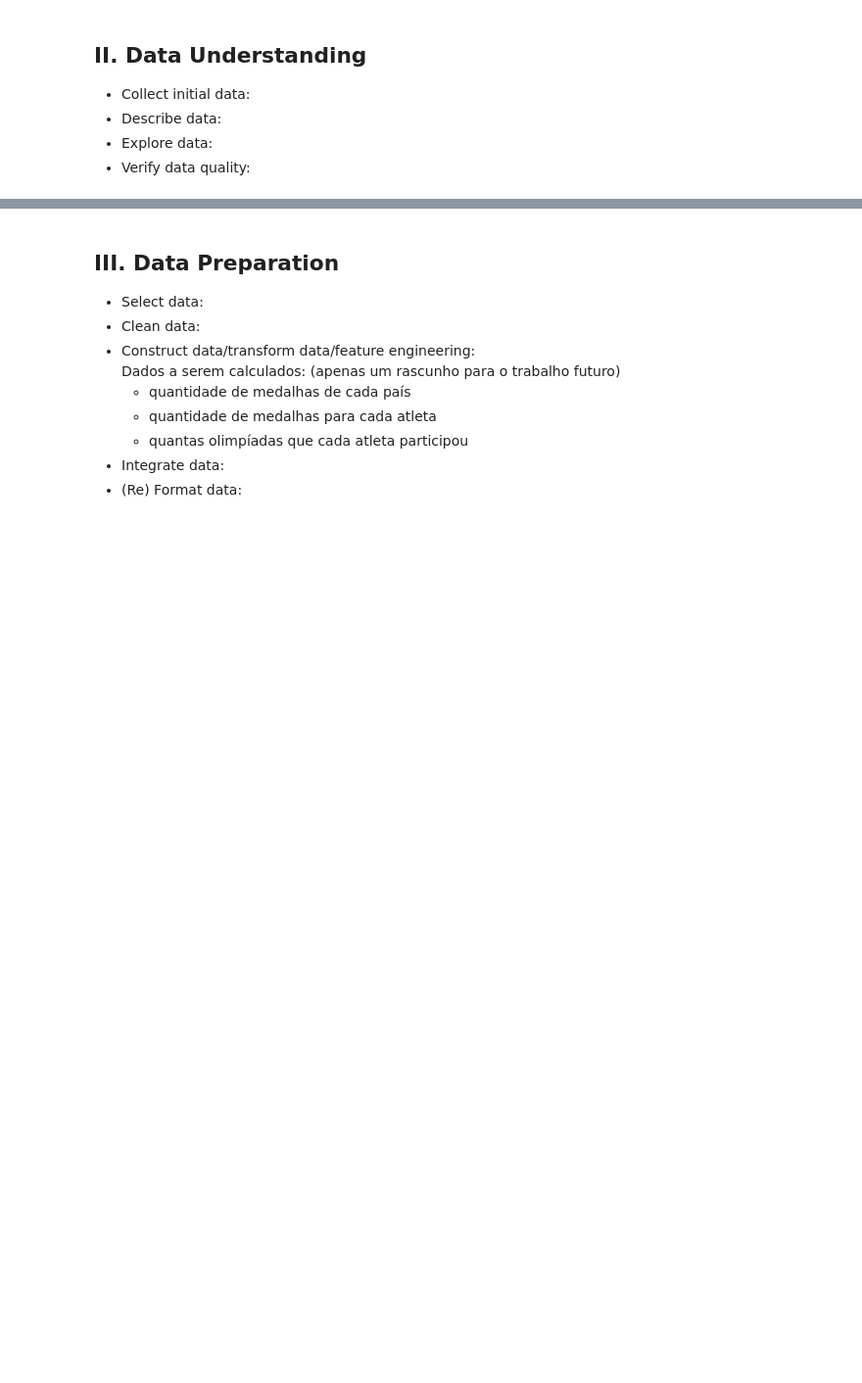
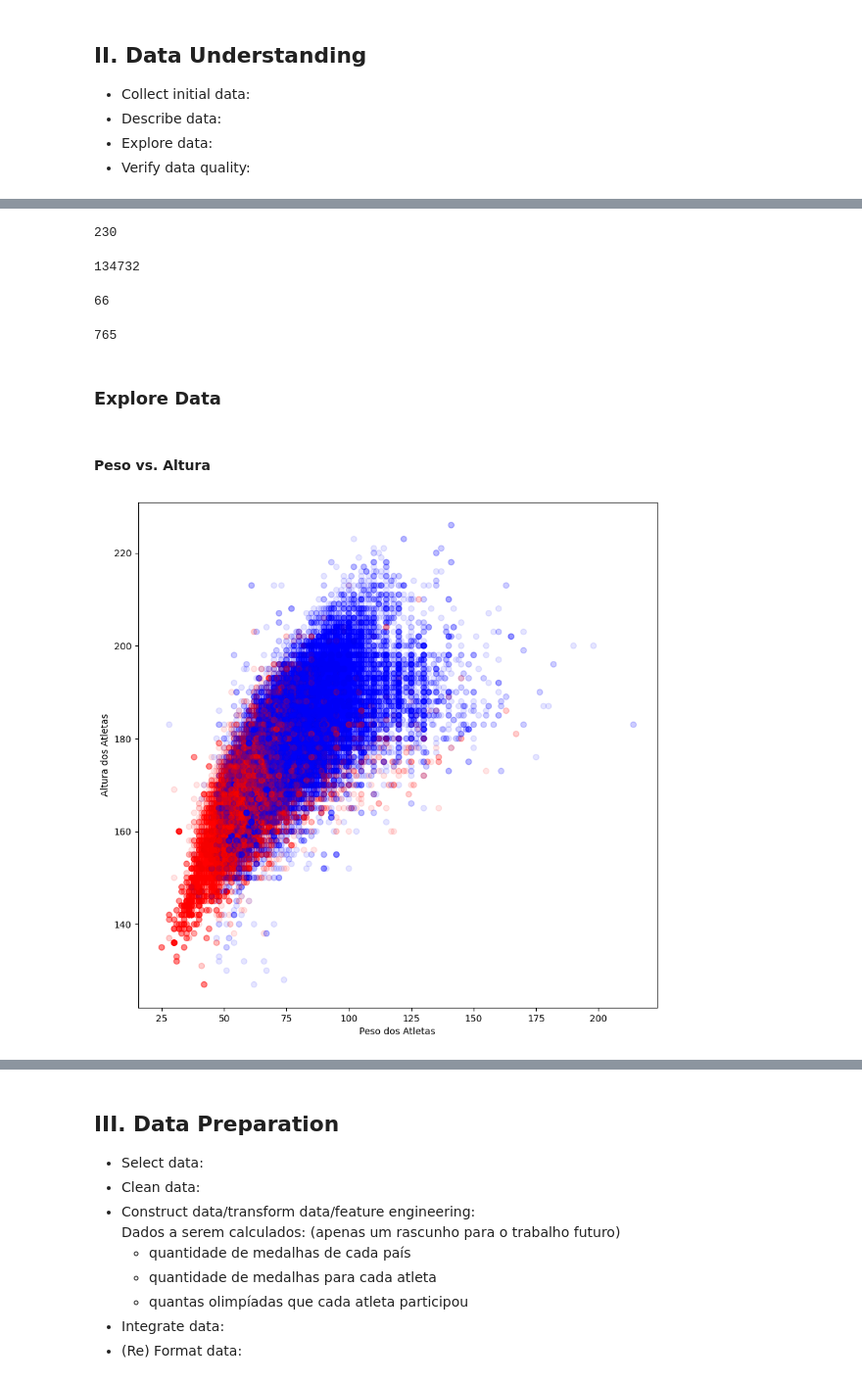
Before and after one commit to maisafraiz/projeto-amd, a Jupyter notebook: project.ipynb, the cells around one changed output, grey strips where cells are left out. Shown at 98% size. Drawn from its saved outputs; the diff is of its cells as text; code cells hidden in the pictures; blank space fills up the shorter version.

```diff
--- a/project.ipynb
+++ b/project.ipynb
@@ -34,0 +39,2 @@ Coletar dados sobre os atletas e confederações, dentre os dados que pretendemo
+# %%
+df = pd.read_csv('data/athlete_events.csv')
@@ -34,0 +96,22 @@ Coletar dados sobre os atletas e confederações, dentre os dados que pretendemo
+# %%
+# Quantidade de NOC's (NaN incluso)
+len(df['NOC'].unique())
+# %% [output]
+230
+# %%
+# Quantidade de atletas distintos (NaN incluso)
+len(df['Name'].unique())
+# %% [output]
+134732
+# %%
+# Quantidade de esportes distintos
+len(df['Sport'].unique())
+# %% [output]
+66
+# %%
+# Quantidade de modalidades distintas
+len(df['Event'].unique())
+# %% [output]
+765
+# %% [markdown]
+### Explore Data
@@ -34,0 +121,13 @@ Coletar dados sobre os atletas e confederações, dentre os dados que pretendemo
+# %% [markdown]
+#### Peso vs. Altura
+# %%
+colors = {'M':'blue', 'F':'red'}
+plt.scatter(y = df['Height'], x = df['Weight'], alpha = 0.1, c=df['Sex'].map(colors))
+# sns.jointplot(df['Height'], df['Weight'])
+
+plt.ylabel('Altura dos Atletas')
+plt.xlabel('Peso dos Atletas')
+plt.rcParams.update({'figure.figsize':(10,10), 'figure.dpi':100})
+plt.show()
+# %% [output]
+[figure, added]
```
Also changed, not shown: parts of 9 cells of this notebook.
